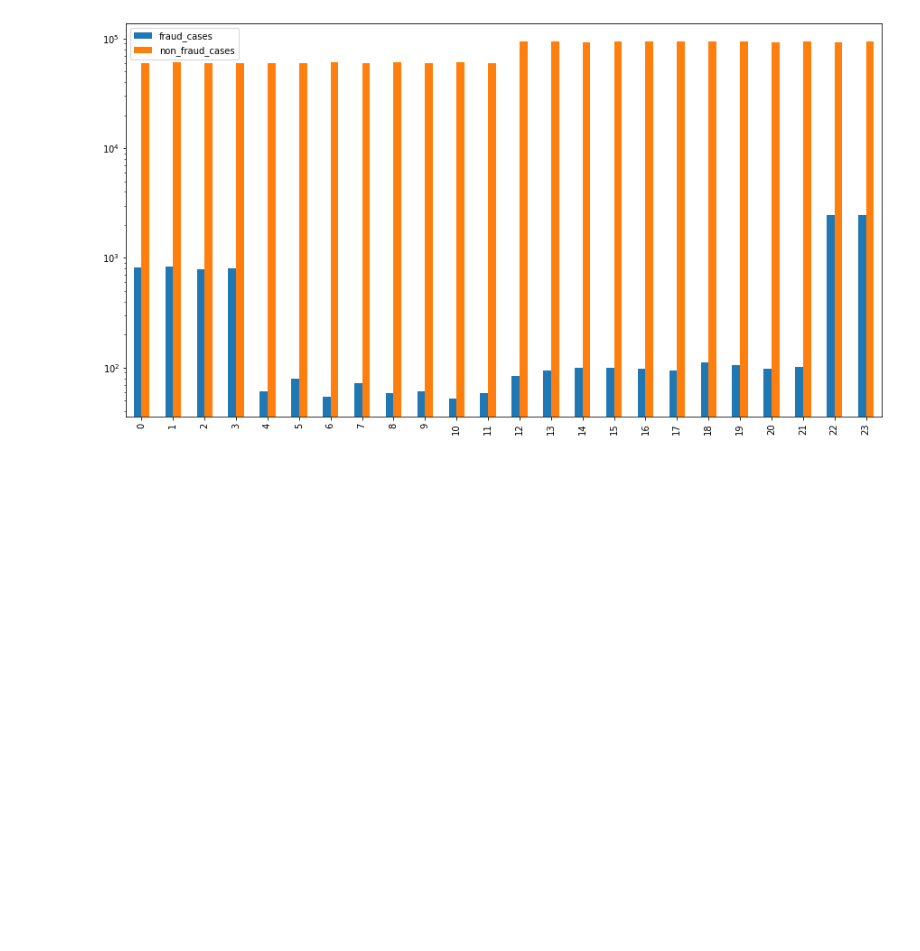
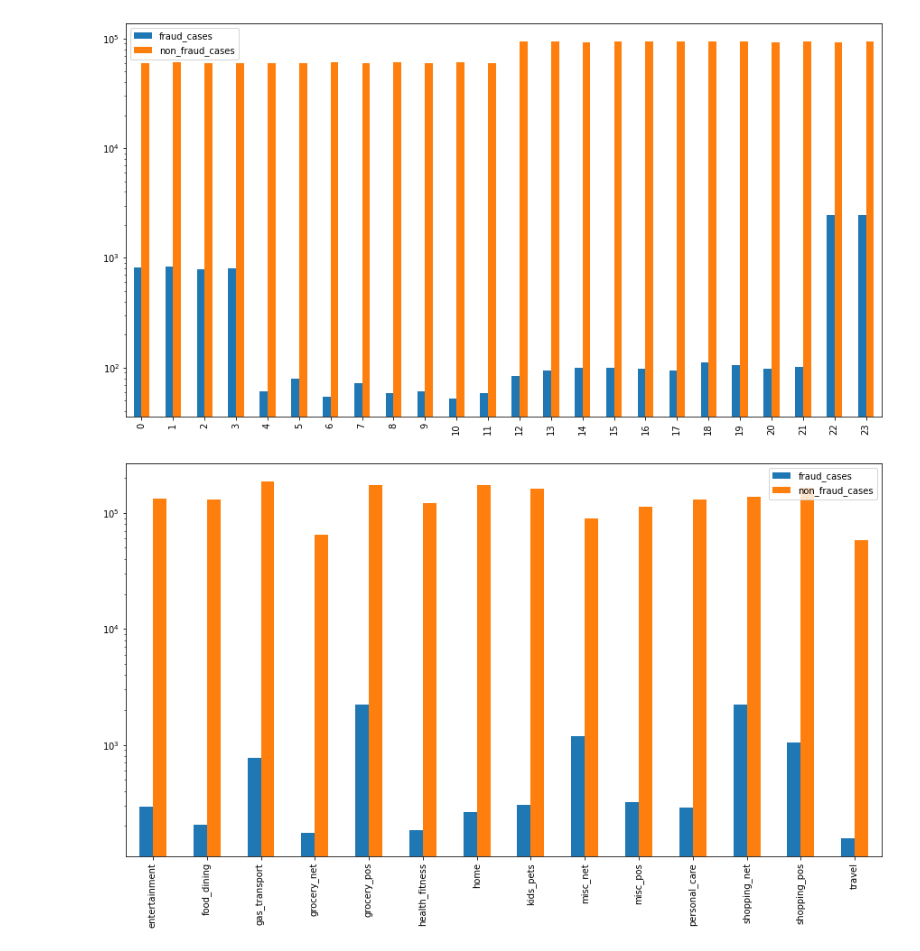
Before and after one commit to ditzlike/emlp_project, a Jupyter notebook: wip_notebook.ipynb, the cells around one changed output. Cells and saved outputs as stored; diff of their text form; code cells hidden in the pictures; blank space fills up the shorter version.

```diff
--- a/wip_notebook.ipynb
+++ b/wip_notebook.ipynb
@@ -164,13 +217,3 @@ Total non-fraud transaction ratio: Women (54.80%), Men (45.20%)
 Total fraud transaction ratio: Women (50.76%), Men (49.24%)
 Women fraud transaction ratio: Frauds (0.48%)
 Men fraud transaction ratio: Frauds (0.57%)
-# %%
-def plot_double_bar(fraud_df, non_fraud_df, category, b_sort = False):
-    non_fraud = non_fraud_df[category].value_counts().sort_index()
-    fraud = fraud_df[category].value_counts().sort_index()
-    if b_sort:
-        non_fraud = non_fraud.sort_index()
-        fraud = fraud.sort_index()
-    index = list(range(0, len(fraud)))
-    ax = pd.DataFrame({'fraud_cases': fraud, 'non_fraud_cases': non_fraud}, index=index).plot(kind = "bar", figsize = (15, 8))
-    ax.set_yscale('log')
@@ -182,0 +220,8 @@ This direct comparison to non-fraud cases makes these hours even more noticeable
+# %%
+def plot_double_bar(fraud_df, non_fraud_df, category):
+    non_fraud = non_fraud_df[category].value_counts().sort_index()
+    fraud = fraud_df[category].value_counts().sort_index()
+    index = fraud.index.to_list()
+    #ax = pd.DataFrame({'fraud_cases': fraud, 'non_fraud_cases': non_fraud}, index=index).plot(kind = "bar")
+    ax = pd.DataFrame({'fraud_cases': fraud, 'non_fraud_cases': non_fraud}, index=index).plot(kind = "bar", figsize = (15, 8))
+    ax.set_yscale('log')
@@ -194,2 +239,6 @@ ax.set_yscale('log')
+# %%
+plot_double_bar(fraud_df, non_fraud_df, 'category')
+# %% [output]
+[figure, added]
 # %%
 plt.figure(figsize = (23,8))
```
Also changed, not shown: parts of 21 cells of this notebook.
